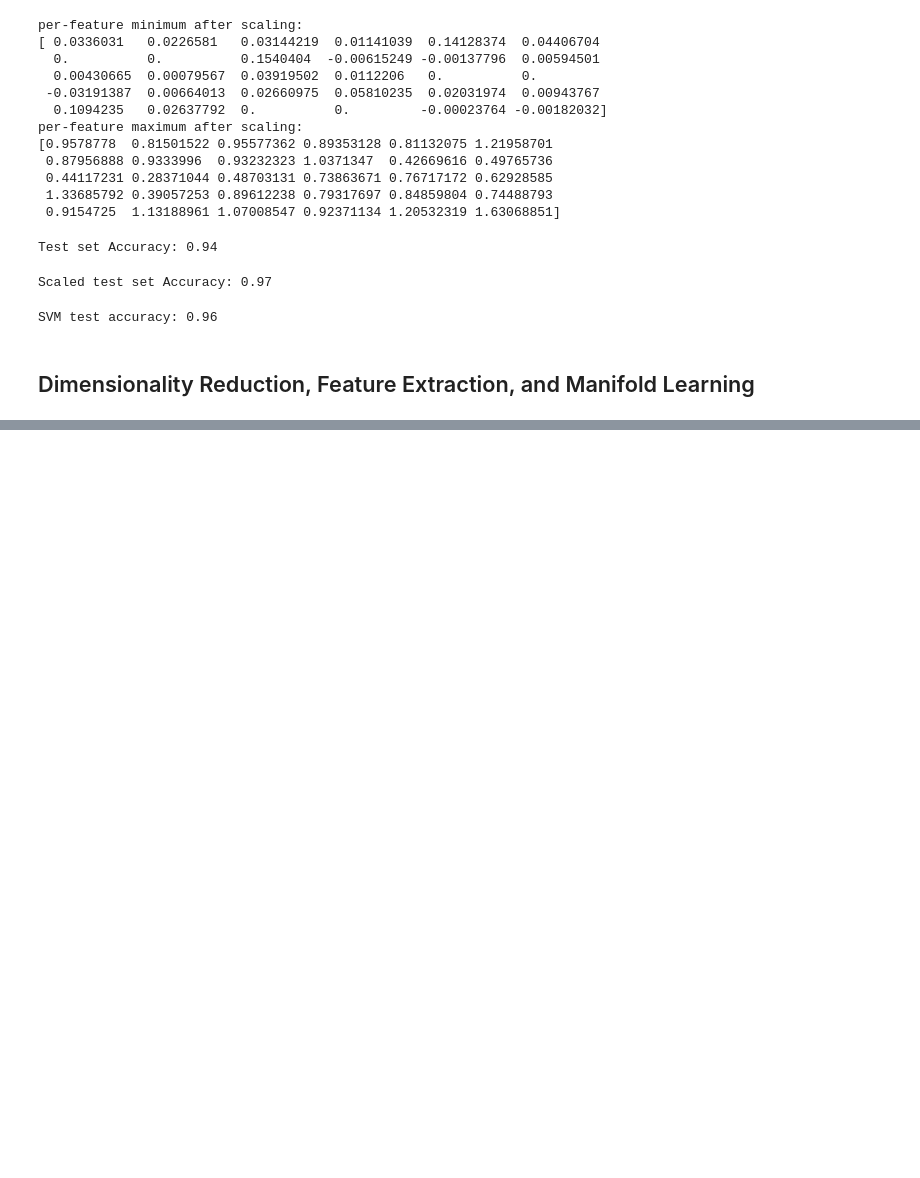
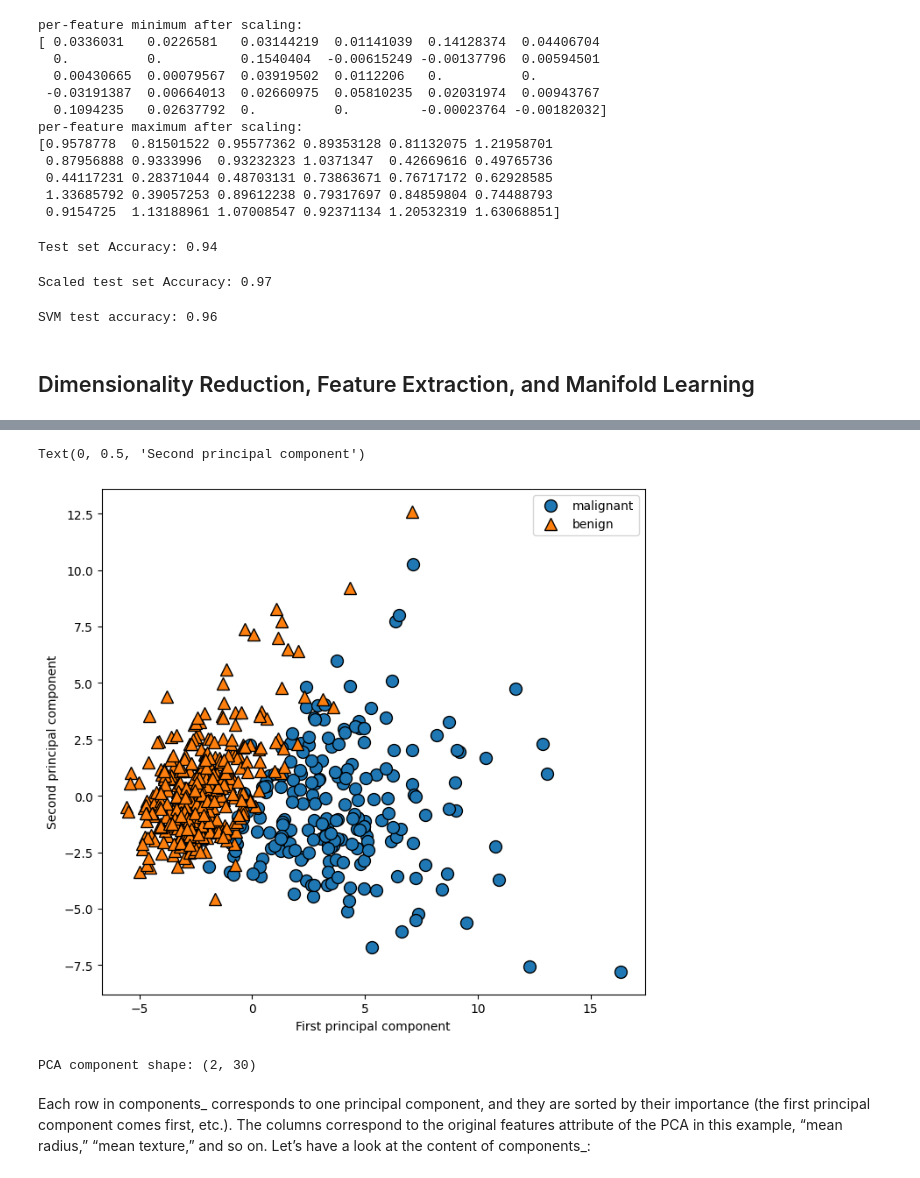
Before and after one commit to thamidu02/ML-With-python, a Jupyter notebook: Unsupervised Learning and Preprocessing/Preprocessing and Scaling.ipynb, the cells around one changed output, grey strips where cells are left out. Drawn from its saved outputs; the diff is of its cells as text; code cells hidden in the pictures; blank space fills up the shorter version.

```diff
--- a/Unsupervised Learning and Preprocessing/Preprocessing and Scaling.ipynb
+++ b/Unsupervised Learning and Preprocessing/Preprocessing and Scaling.ipynb
@@ -115,0 +135,8 @@ SVM test accuracy: 0.96
+# %%
+from sklearn.datasets import load_breast_cancer
+from sklearn.preprocessing import StandardScaler
+cancer=load_breast_cancer()
+
+scaler=StandardScaler()
+scaler.fit(cancer.data)
+X_scaled=scaler.transform(cancer.data)
@@ -115,0 +157,16 @@ SVM test accuracy: 0.96
+# %%
+plt.figure(figsize=(8, 8))
+mglearn.discrete_scatter(X_pca[:, 0], X_pca[:, 1], cancer.target)
+plt.legend(cancer.target_names, loc="best")
+plt.gca().set_aspect("equal")
+plt.xlabel("First principal component")
+plt.ylabel("Second principal component")
+# %% [output]
+Text(0, 0.5, 'Second principal component')
+[figure, added]
+# %%
+print("PCA component shape: {}".format(pca.components_.shape))
+# %% [output]
+PCA component shape: (2, 30)
+# %% [markdown]
+Each row in components_ corresponds to one principal component, and they are sorted by their importance (the first principal component comes first, etc.). The columns correspond to the original features attribute of the PCA in this example, “mean radius,” “mean texture,” and so on. Let’s have a look at the content of components_:
```
Also changed, not shown: parts of 11 cells of this notebook, 4 other files.
